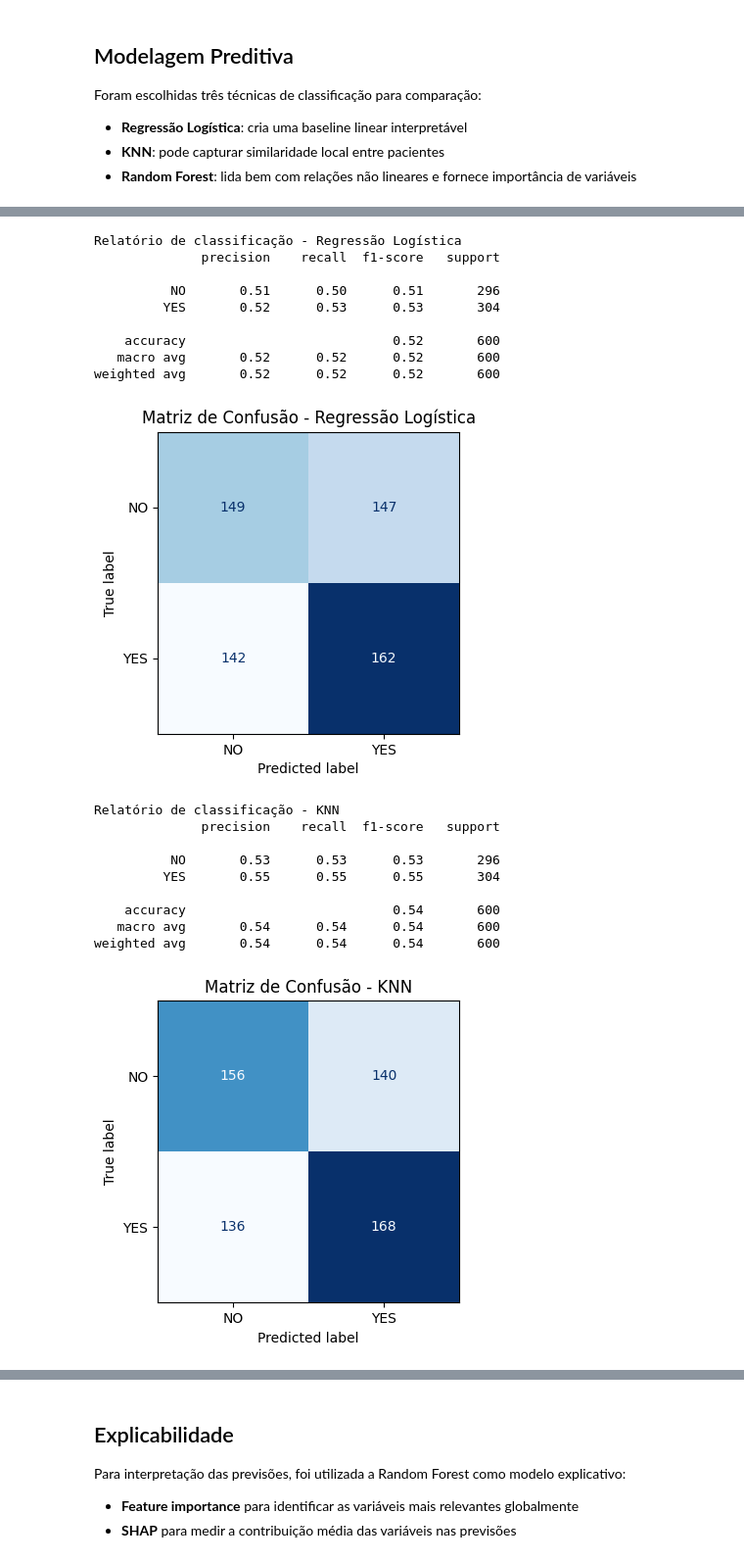
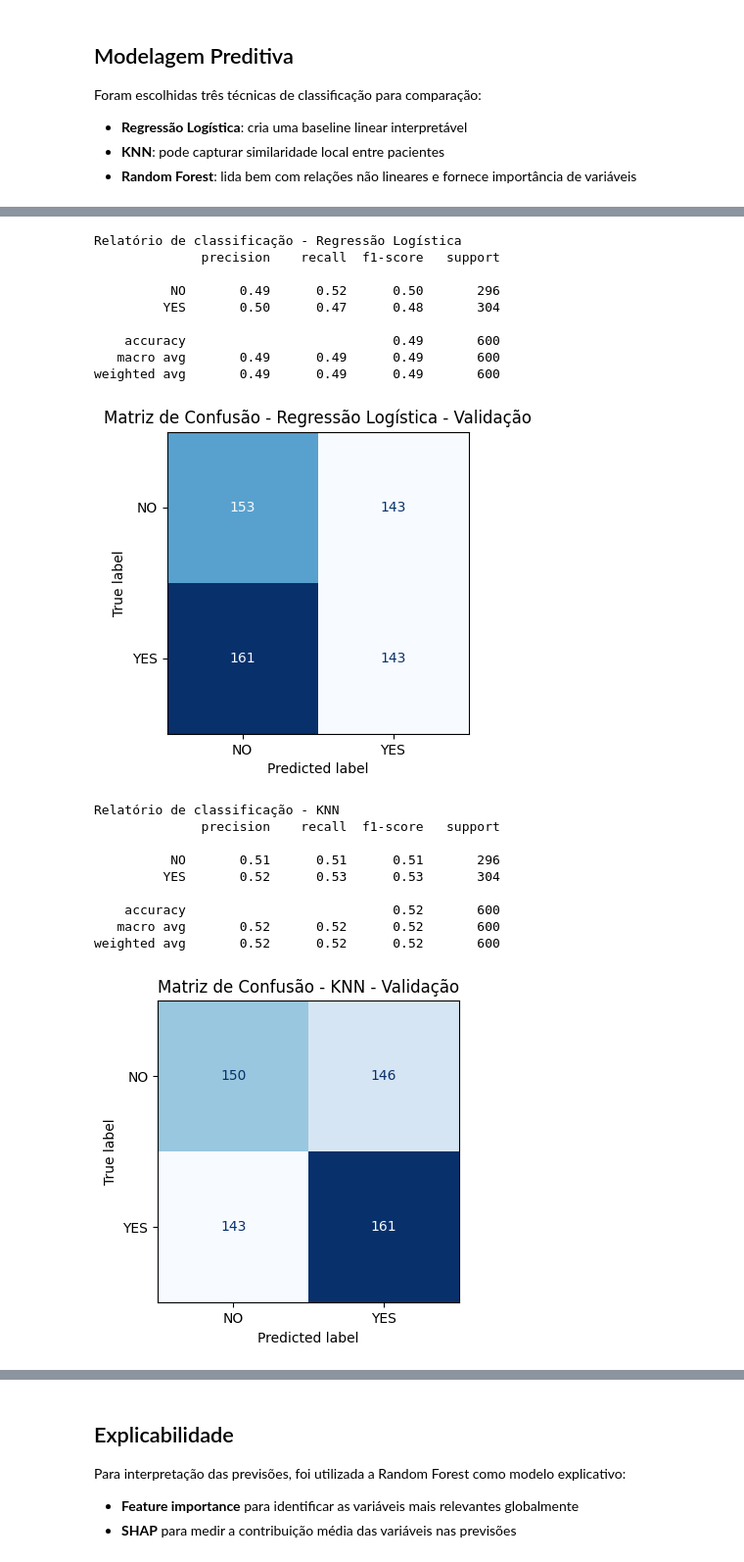
Before and after one commit to fiap-grupo-xpto/fiap-tech-challenge-fase-2, a Jupyter notebook: train_model/analise_cancer.ipynb, the cells around one changed output, grey strips where cells are left out. Shown at 98% size. Drawn from its saved outputs; the diff is of its cells as text; code cells hidden in the pictures.

Commit message:
feat: add ML training validation and hyperparameter tuning

```diff
--- a/train_model/analise_cancer.ipynb
+++ b/train_model/analise_cancer.ipynb
@@ -442,7 +445,7 @@ preprocessador = ColumnTransformer(
     ]
 )
 
-X_train, X_test, y_train, y_test = train_test_split(
+X_train_val, X_test, y_train_val, y_test = train_test_split(
     X,
     y,
     test_size=0.2,
@@ -450,10 +453,24 @@ X_train, X_test, y_train, y_test = train_test_split(
     stratify=y
 )
 
+X_train, X_val, y_train, y_val = train_test_split(
+    X_train_val,
+    y_train_val,
+    test_size=0.25,
+    random_state=42,
+    stratify=y_train_val
+)
+
 print(f'Formato de X_train: {X_train.shape}')
+print(f'Formato de X_val: {X_val.shape}')
 print(f'Formato de X_test: {X_test.shape}')
-print('Distribuição da classe alvo no treino:')
+
+print('\nDistribuição da classe alvo no treino:')
 print(y_train.value_counts(normalize=True).rename(index={0: 'NO', 1: 'YES'}))
-print('Distribuição da classe alvo no teste:')
+
+print('\nDistribuição da classe alvo na validação:')
+print(y_val.value_counts(normalize=True).rename(index={0: 'NO', 1: 'YES'}))
+
+print('\nDistribuição da classe alvo no teste:')
 print(y_test.value_counts(normalize=True).rename(index={0: 'NO', 1: 'YES'}))
 # %% [output]
@@ -527,36 +557,46 @@ As métricas escolhidas foram:
 # %%
-# Exibir relatório de classificação e matriz de confusão para cada modelo
-for nome_modelo, y_pred in predicoes_teste.items():
+# Exibir relatório de classificação e matriz de confusão para cada modelo na validação
+for nome_modelo, y_pred in predicoes_validacao.items():
     print(f'\nRelatório de classificação - {nome_modelo}')
-    print(classification_report(y_test, y_pred, target_names=['NO', 'YES']))
+    print(classification_report(
+        y_val,
+        y_pred,
+        target_names=['NO', 'YES'],
+        zero_division=0
+    ))
 
     fig, ax = plt.subplots(figsize=(4, 4))
-    matriz = confusion_matrix(y_test, y_pred)
-    disp = ConfusionMatrixDisplay(confusion_matrix=matriz, display_labels=['NO', 'YES'])
+    matriz = confusion_matrix(y_val, y_pred)
+
+    disp = ConfusionMatrixDisplay(
+        confusion_matrix=matriz,
+        display_labels=['NO', 'YES']
+    )
+
     disp.plot(ax=ax, cmap='Blues', colorbar=False)
-    ax.set_title(f'Matriz de Confusão - {nome_modelo}')
+    ax.set_title(f'Matriz de Confusão - {nome_modelo} - Validação')
     plt.show()
 # %% [output]
 Relatório de classificação - Regressão Logística
               precision    recall  f1-score   support
 
-          NO       0.51      0.50      0.51       296
-         YES       0.52      0.53      0.53       304
+          NO       0.49      0.52      0.50       296
+         YES       0.50      0.47      0.48       304
 
-    accuracy                           0.52       600
-   macro avg       0.52      0.52      0.52       600
-weighted avg       0.52      0.52      0.52       600
+    accuracy                           0.49       600
+   macro avg       0.49      0.49      0.49       600
+weighted avg       0.49      0.49      0.49       600
-[figure, old version]
+[figure, new version]
 Relatório de classificação - KNN
               precision    recall  f1-score   support
 
-          NO       0.53      0.53      0.53       296
-         YES       0.55      0.55      0.55       304
+          NO       0.51      0.51      0.51       296
+         YES       0.52      0.53      0.53       304
 
-    accuracy                           0.54       600
-   macro avg       0.54      0.54      0.54       600
-weighted avg       0.54      0.54      0.54       600
+    accuracy                           0.52       600
+   macro avg       0.52      0.52      0.52       600
+weighted avg       0.52      0.52      0.52       600
-[figure, old version]
+[figure, new version]
 Relatório de classificação - Random Forest
               precision    recall  f1-score   support
 
```
Also changed, not shown: parts of 17 cells of this notebook.
